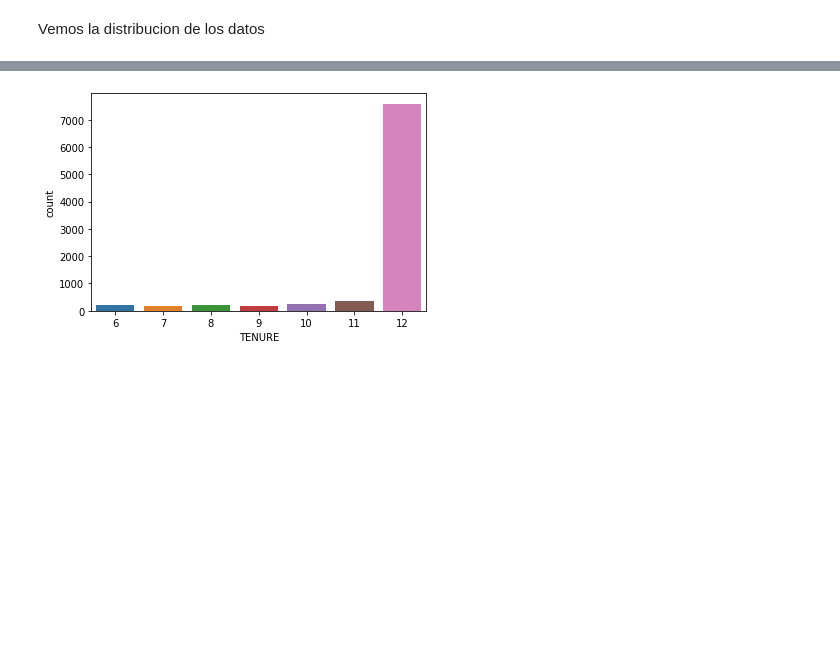
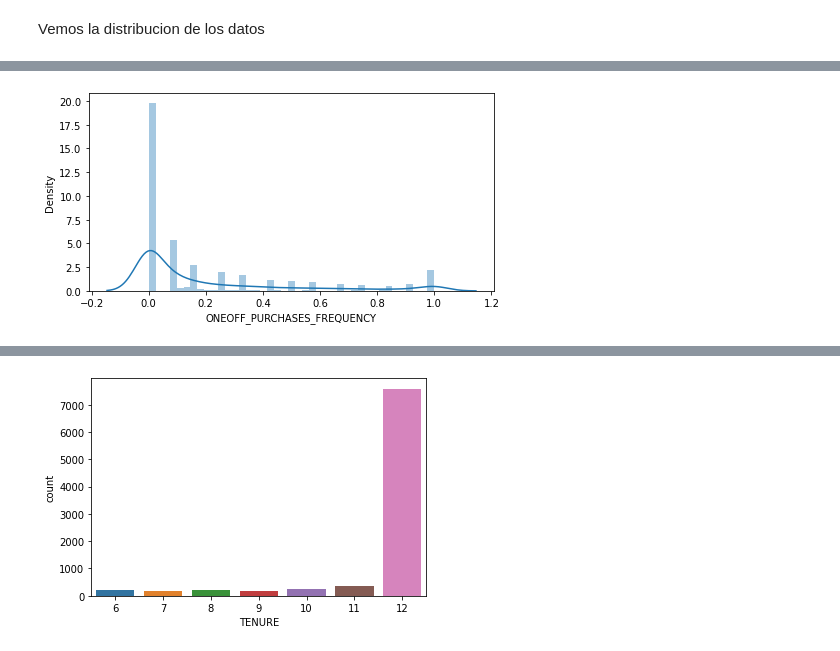
Before and after one commit to Fedenov/Aprendizaje_Automatico_Tarea2, a Jupyter notebook: Tarea2.ipynb, the cells around one changed output, grey strips where cells are left out. Saved outputs shown, nothing was run; the diff lists cells and outputs as text; code cells hidden in the pictures; blank space fills up the shorter version.

```diff
--- a/Tarea2.ipynb
+++ b/Tarea2.ipynb
@@ -302,0 +256,7 @@ display()
+# %%
+plt.figure(figsize=(16,8))
+plt.subplot(2,2,1)
+sns.distplot(datosTransacciones['ONEOFF_PURCHASES_FREQUENCY'])
+plt.show()
+# %% [output]
+[figure, added]
```
Also changed, not shown: parts of 46 cells of this notebook.
